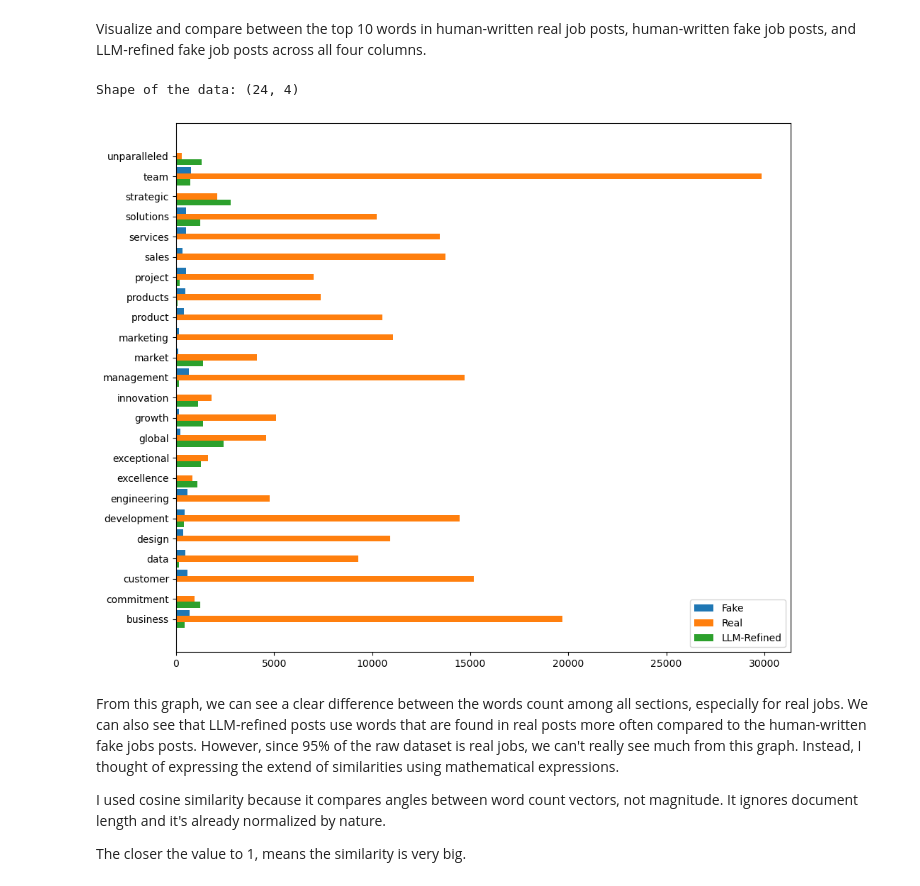
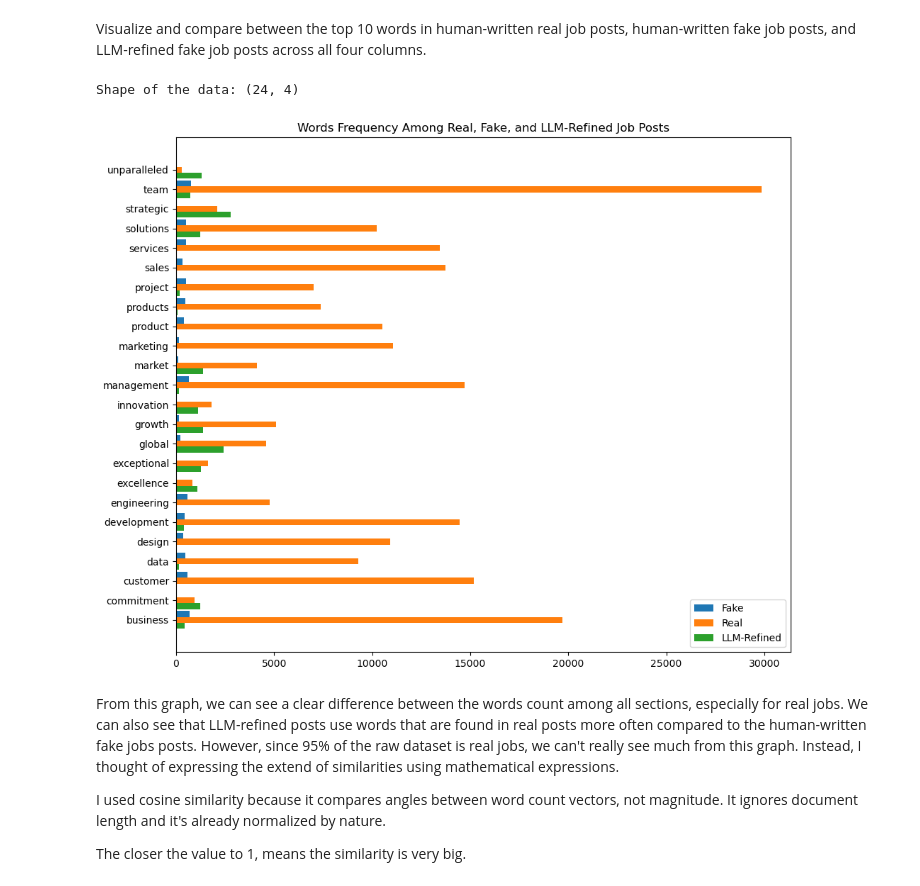
Before and after one commit to MIT-Emerging-Talent/ET6-CDSP-group-21-repo, a Jupyter notebook: 4_data_analysis/most_frequent_words.ipynb, the cells around one changed output. Drawn from its saved outputs; the diff is of its cells as text; code cells hidden in the pictures.

Commit message:
added a title for the all sections graph

```diff
--- a/4_data_analysis/most_frequent_words.ipynb
+++ b/4_data_analysis/most_frequent_words.ipynb
@@ -283,34 +283,35 @@ combined_words = top_fake.merge(top_real, on="word", how="outer").merge(
 
 # naming the columns and filling NaN values
 combined_words.columns = ["Word", "Fake", "Real", "LLM-Refined"]
 combined_words = combined_words.fillna(0)
 
 print("Shape of the data:", combined_words.shape)
 combined_words.head(23)
 
 # creating a numeric position for each word in the y-axis
 y = np.arange(len(combined_words))
 height = 0.30
 
 plt.figure(figsize=(10, 8))
 
 plt.barh(y + height, combined_words["Fake"], height, label="Fake")
 plt.barh(y, combined_words["Real"], height, label="Real")
 plt.barh(y - height, combined_words["LLM-Refined"], height, label="LLM-Refined")  # noqa: E501
 
 plt.yticks(y, combined_words["Word"])
+plt.title("Words Frequency Among Real, Fake, and LLM-Refined Job Posts")
 plt.tight_layout()
 plt.legend()
 plt.show
 
 # saving the file
 all_sections_dia_file = (
     "../4_data_analysis/cleaned_most_frequent_words/all_sections_words_count.png"  # noqa: E501
 )
 plt.savefig(all_sections_dia_file)
 # %% [output]
 Shape of the data: (24, 4)
-[figure, old version]
+[figure, new version]
 # %% [markdown]
 From this graph, we can see a clear difference between the words count among all sections, especially for real jobs. We can also see that LLM-refined posts use words that are found in real posts more often compared to the human-written fake jobs posts. However, since 95% of the raw dataset is real jobs, we can't really see much from this graph. Instead, I thought of expressing the extend of similarities using mathematical expressions.
 
```
Also changed, not shown: parts of 1 cell of this notebook.
